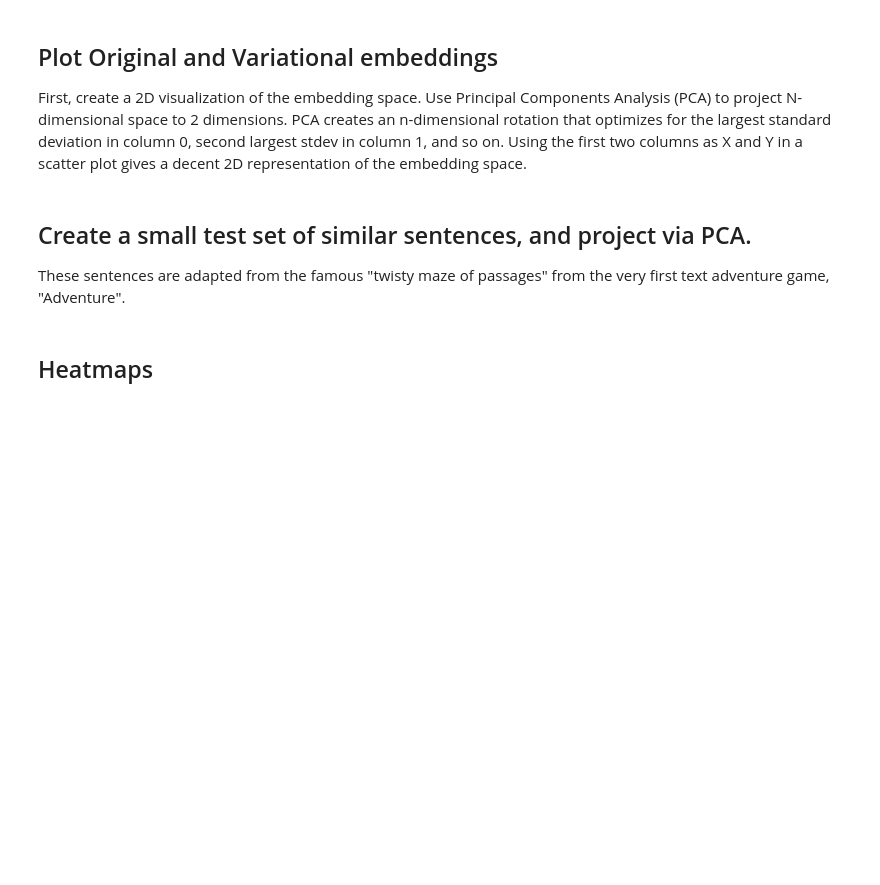
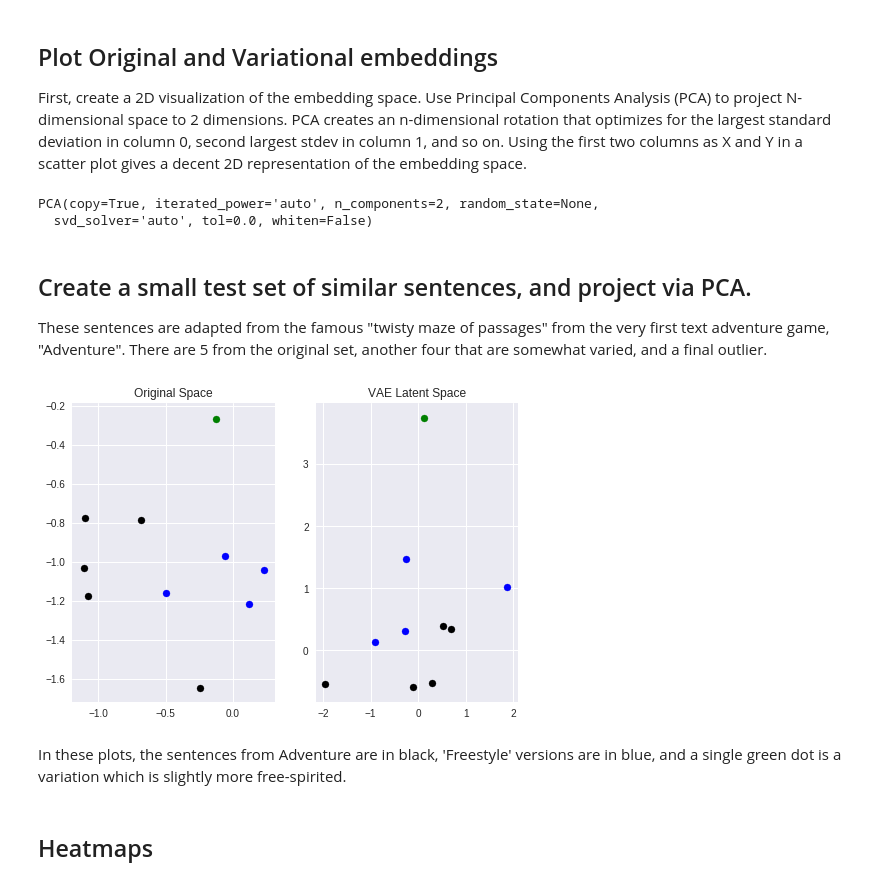
Before and after one commit to LanceNorskog/vae, a Jupyter notebook: vae_nlp__mscoco.ipynb, the cells around one changed output. Cells and saved outputs as stored; diff of their text form; code cells hidden in the pictures; blank space fills up the shorter version.

```diff
--- a/vae_nlp__mscoco.ipynb
+++ b/vae_nlp__mscoco.ipynb
@@ -468,8 +382,8 @@ print_sentence_with_w2v(train[2])
 The encoder takes the test set of sentence vectors (concatenanted word vectors) and embeds them into a lower dimensional vector space.
 # %%
 
-test_embedded = vectorize_batch(test)
-test_encoded = encoder.predict(test_embedded, batch_size = 500)
+sent_embedded = vectorize_batch(train[:10000])
+sent_encoded = encoder.predict(sent_embedded, batch_size = 500)
 # %% [markdown]
 The decoder takes the list of latent dimensional encodings from above and turns them back into vectors of their original dimension.
 # %%
@@ -519,66 +438,67 @@ a group of people riding on the pulling of horses
 First, create a 2D visualization of the embedding space. Use Principal Components Analysis (PCA) to project N-dimensional space to 2 dimensions. PCA creates an n-dimensional rotation that optimizes for the largest standard deviation in column 0, second largest stdev in column 1, and so on. Using the first two columns as X and Y in a scatter plot gives a decent 2D representation of the embedding space.
 # %%
 pca_orig = PCA(n_components=2)
-pca_orig.fit(test_embedded)
+pca_orig.fit(sent_embedded)
 pca_predict = PCA(n_components=2)
-pca_predict.fit(test_encoded)
+pca_predict.fit(sent_encoded)
+# %% [output]
+PCA(copy=True, iterated_power='auto', n_components=2, random_state=None,
+  svd_solver='auto', tol=0.0, whiten=False)
 # %% [markdown]
 ## Create a small test set of similar sentences, and project via PCA.
-These sentences are adapted from the famous "twisty maze of passages" from the very first text adventure game, "Adventure".
+These sentences are adapted from the famous "twisty maze of passages" from the very first text adventure game, "Adventure". There are 5 from the original set,  another four that are somewhat varied, and a final outlier.
 # %%
 adventure = [
     'you are in a twisty little maze of passages now',
-    'you are in a twisty maze of little passages now',
+    'you are in a twisting maze of little passages now',
     'you are in a little twisty maze of passages now',
     'you are in a maze of little twisting passages now',
     'you are in a maze of little twisty passages now'
 ]
 freestyle = [
-    'before you is a twisty maze of passages all alike',
-    'you see now a twisty maze of passages all like',
-    'a maze of twisty passages all alike stretches before you',
-    'a twisty maze all alike is in front of you',
+    'before you is a twisty maze of passages all different',
+    'you see now a twisty maze of passages all alike',
+    'a maze of twisty passages all the same stretches out',
     'twisty passages forming a maze stretch in front of you'
 ]
-almost_adventure = [
-    'you come upon a maze of twisty passages all alike'
-]
-adventure_more = [
-    'you are in a maze of twisty little passages now',
-    'you are in a little maze of twisting passages now',
-    'you are in a maze of twisting little passages now',
-    'you are in a little maze of twisty passages now',
-    'you are in a twisting maze of little passages now',
-    'you are in a twisting little maze of passages now',
+more_free = [
+        'a twisty maze all quite self similar lies before you'
 ]
 
 def predict(sentences):
     embeds = []
-    for v in vectorize_sentences(sentences):
+    for sentence in sentences:
+        v = vectorize_sentence(wordify(sentence))
         embeds.append(np.reshape(v, (3000)))
     orig = np.array(embeds)
     predicted = np.array(encoder.predict(orig, batch_size = 1))
     return (orig, predicted)
 # %%
 
-f, (ax1, ax2) = plt.subplots(1, 2, sharey=True)
-ax1.set_title('Original')
-ax2.set_title('VAE Latent')
-(orig, predicted) = predict(adventure + adventure_more)
+f, (ax1, ax2) = plt.subplots(1, 2, sharey=False)
+ax1.set_title('Original Space')
+ax2.set_title('VAE Latent Space')
+#ax1.set(adjustable='box-forced', aspect='equal')
+#ax2.set(adjustable='box-forced', aspect='equal')
+(orig, predicted) = predict(adventure)
 for xy in pca_orig.transform(orig):
     ax1.scatter(xy[0], xy[1], color='black')
 for xy in pca_predict.transform(predicted):
     ax2.scatter(xy[0], xy[1], color='black')
 (orig, predicted) = predict(freestyle)
 for xy in pca_orig.transform(orig):
     ax1.scatter(xy[0], xy[1], color='blue')
 for xy in pca_predict.transform(predicted):
     ax2.scatter(xy[0], xy[1], color='blue')
-(orig, predicted) = predict(almost_adventure)
+(orig, predicted) = predict(more_free)
 for xy in pca_orig.transform(orig):
     ax1.scatter(xy[0], xy[1], color='green')
 for xy in pca_predict.transform(predicted):
     ax2.scatter(xy[0], xy[1], color='green')
+# %% [output]
+[figure, added]
+# %% [markdown]
+In these plots, the sentences from Adventure are in black,  'Freestyle' versions are in blue, and a single green dot is a variation which is slightly more free-spirited.
 # %% [markdown]
 ## Heatmaps
 # %%
```
Also changed, not shown: parts of 18 cells of this notebook.
